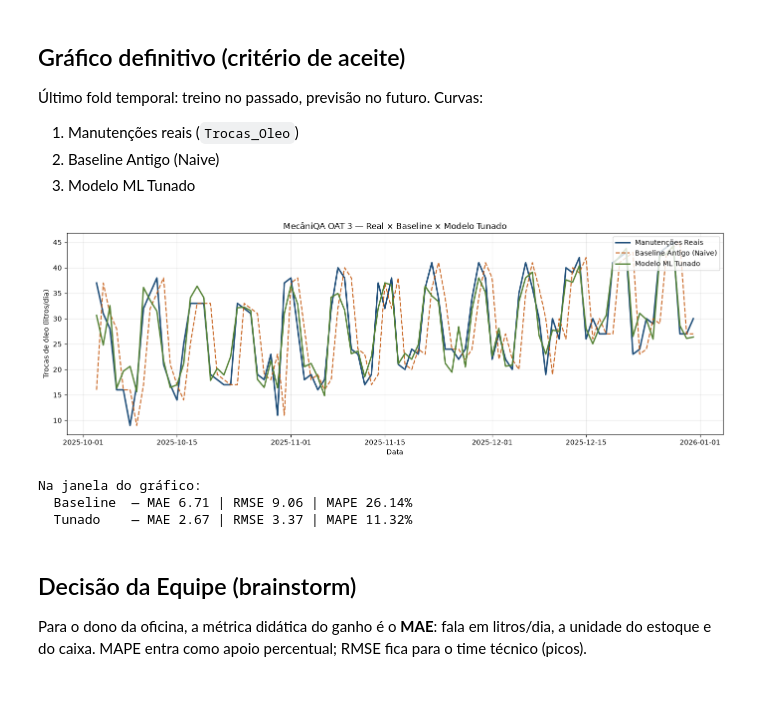
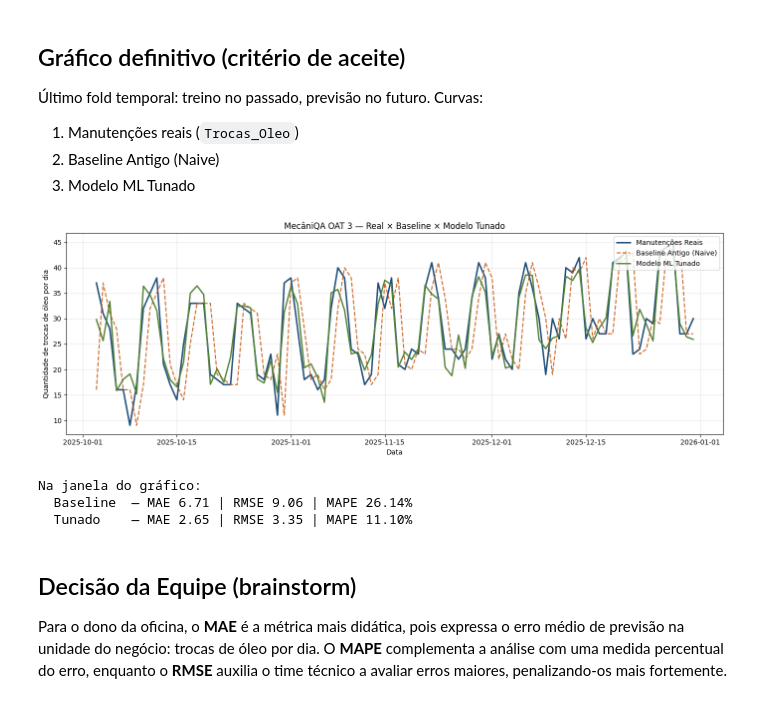
Before and after one commit to fernandogbs/mecaniQA-vitoria, a Jupyter notebook: 10_oat3_motor_metricas_comprovacao.ipynb, the cells around one changed output. Saved outputs shown, nothing was run; the diff lists cells and outputs as text; code cells hidden in the pictures.

Commit message:
docs: corrige a unidade do MAE e esclarece o papel das métricas de avaliação

```diff
--- a/10_oat3_motor_metricas_comprovacao.ipynb
+++ b/10_oat3_motor_metricas_comprovacao.ipynb
@@ -19,13 +19,33 @@ from sklearn.model_selection import TimeSeriesSplit
 
 Base com `lag_1`, `lag_7`, `mm_7` e `Manutencao_Motor` (Sprint 2), sem data leakage.
 # %%
-df = pd.read_csv("data/mecaniqa_features.csv", parse_dates=["Data"]).set_index("Data").sort_index()
 
+import pandas as pd
+from sklearn.model_selection import TimeSeriesSplit
+
+# 1. Carregar e organizar os dados
+df = pd.read_csv(
+    "/content/mecaniqa_dataset.csv",
+    parse_dates=["Data"]
+).set_index("Data").sort_index()
+
+# 2. Criar as variáveis temporais
+df["lag_1"] = df["Trocas_Oleo"].shift(1)
+df["lag_7"] = df["Trocas_Oleo"].shift(7)
+df["mm_7"] = df["Trocas_Oleo"].shift(1).rolling(window=7).mean()
+
+# 3. Remover linhas sem histórico suficiente
+df = df.dropna(subset=["lag_1", "lag_7", "mm_7", "Trocas_Oleo"])
+
+# 4. Definir as variáveis de entrada e o alvo
 features = ["lag_1", "lag_7", "mm_7", "Manutencao_Motor"]
 X = df[features]
 y = df["Trocas_Oleo"]
 
+# 5. Configurar a validação temporal
 tscv = TimeSeriesSplit(n_splits=5)
-print(df.shape)
+
+print("Formato dos dados:", df.shape)
 print("Período:", df.index.min().date(), "→", df.index.max().date())
+print("Variáveis:", list(X.columns))
 # %% [output]
@@ -79,8 +100,9 @@ def avaliar_modelo(modelo, X, y, tscv):
 # %%
 # Hiperparâmetros vencedores do Grid Search (Encontro 7)
 BEST_PARAMS = {
-    "max_depth": None,
-    "min_samples_leaf": 3,
+    "max_depth": 10,
+    "min_samples_leaf": 4,
+    "min_samples_split": 10,
     "n_estimators": 50,
 }
 
@@ -104,7 +126,7 @@ print("=== Boletim OAT 3 (média dos 5 folds TimeSeriesSplit) ===")
 print(boletim.to_string())
 print()
 print(
-    "Ganho didático (MAE, litros/dia): "
+    "Ganho didático (MAE, trocas de óleo/dia): "
     f"Baseline {boletim.loc['Baseline Antigo (Naive)', 'MAE']:.2f} → "
     f"Tunado {boletim.loc['Modelo ML Tunado', 'MAE']:.2f}"
 )
@@ -161,39 +183,39 @@ ax.plot(
 ax.plot(
     janela.index,
     janela["Baseline (Naive)"],
     label="Baseline Antigo (Naive)",
     linewidth=1.6,
     linestyle="--",
     color="#c55a11",
     alpha=0.9,
 )
 ax.plot(
     janela.index,
     janela["Modelo Tunado"],
     label="Modelo ML Tunado",
     linewidth=2.0,
     color="#548235",
 )
 ax.set_title("MecâniQA OAT 3 — Real × Baseline × Modelo Tunado")
 ax.set_xlabel("Data")
-ax.set_ylabel("Trocas de óleo (litros/dia)")
+ax.set_ylabel("Quantidade de trocas de óleo por dia")
 ax.legend(loc="upper right")
 ax.grid(True, alpha=0.3)
 fig.tight_layout()
 plt.show()
 
 # Métricas só nesta janela de plot (comprovação local)
 m_base = calcular_metricas(janela["Manutenções Reais"], janela["Baseline (Naive)"])
 m_tun = calcular_metricas(janela["Manutenções Reais"], janela["Modelo Tunado"])
 print("Na janela do gráfico:")
 print(f"  Baseline  — MAE {m_base['MAE']:.2f} | RMSE {m_base['RMSE']:.2f} | MAPE {m_base['MAPE']:.2f}%")
 print(f"  Tunado    — MAE {m_tun['MAE']:.2f} | RMSE {m_tun['RMSE']:.2f} | MAPE {m_tun['MAPE']:.2f}%")
 # %% [output]
-[figure, old version]
+[figure, new version]
 Na janela do gráfico:
   Baseline  — MAE 6.71 | RMSE 9.06 | MAPE 26.14%
-  Tunado    — MAE 2.67 | RMSE 3.37 | MAPE 11.32%
+  Tunado    — MAE 2.65 | RMSE 3.35 | MAPE 11.10%
 # %% [markdown]
 ## Decisão da Equipe (brainstorm)
 
-Para o dono da oficina, a métrica didática do ganho é o **MAE**: fala em litros/dia, a unidade do estoque e do caixa. MAPE entra como apoio percentual; RMSE fica para o time técnico (picos).
+Para o dono da oficina, o **MAE** é a métrica mais didática, pois expressa o erro médio de previsão na unidade do negócio: trocas de óleo por dia. O **MAPE** complementa a análise com uma medida percentual do erro, enquanto o **RMSE** auxilia o time técnico a avaliar erros maiores, penalizando-os mais fortemente.
```
Also changed, not shown: parts of 2 cells of this notebook.
